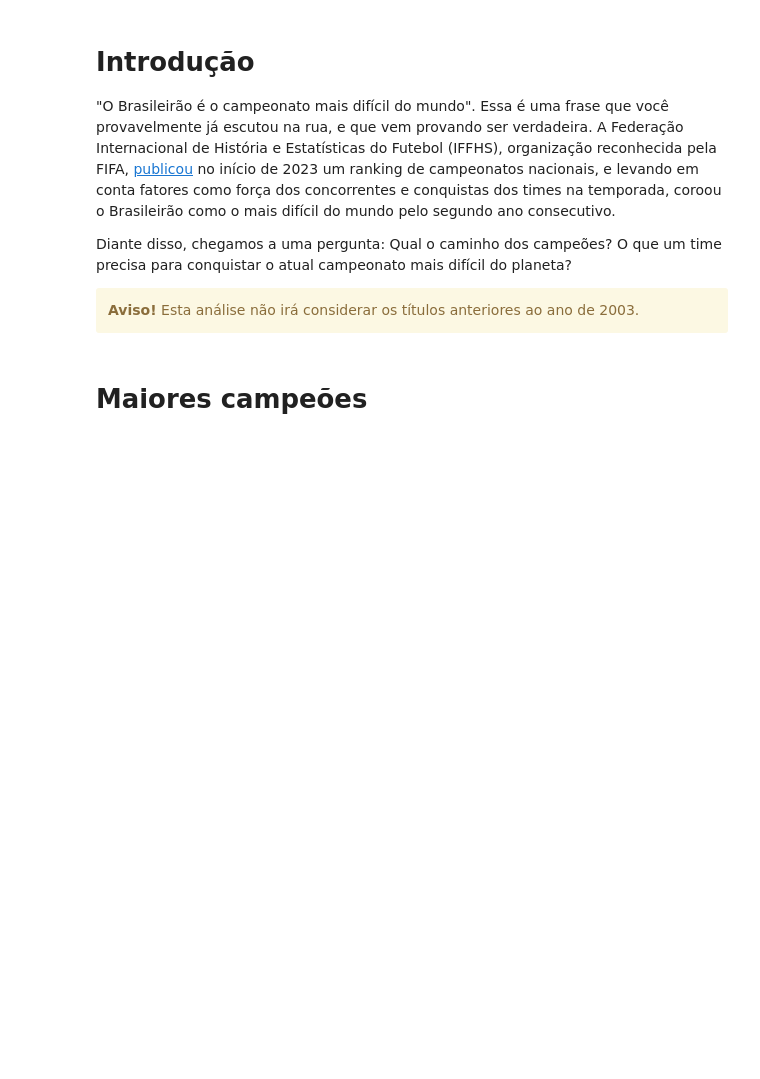
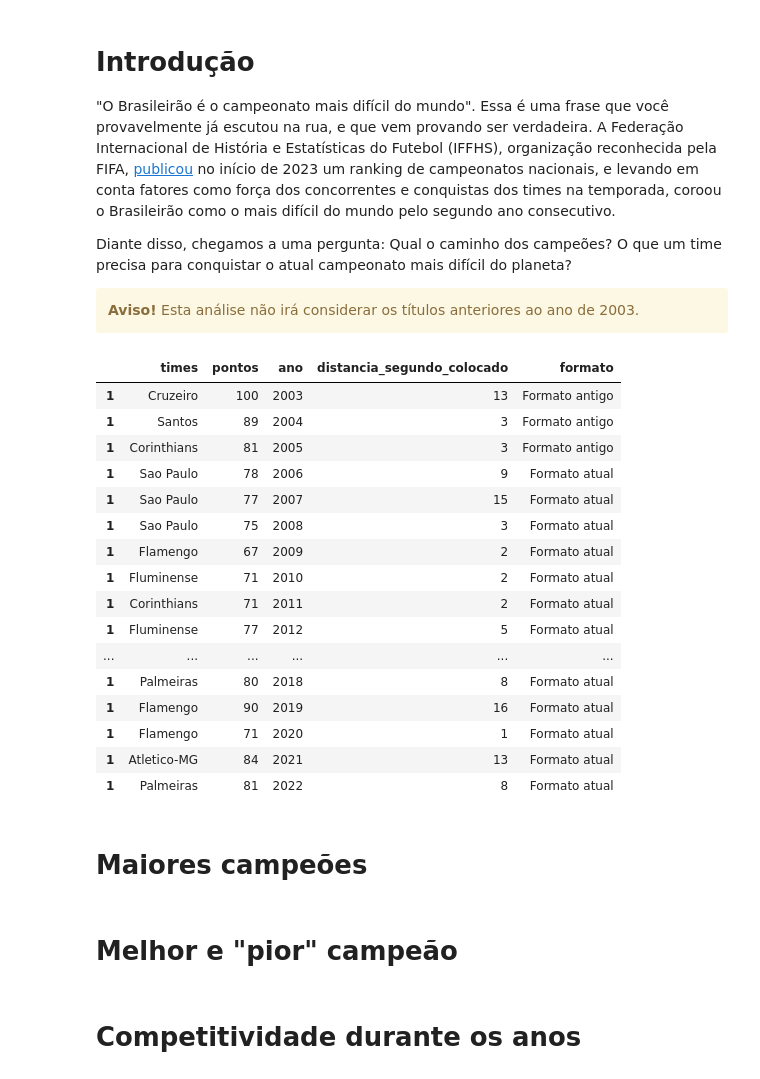
Before and after one commit to dnsrsdata/EDA_Futebol_Brasileiro, a Jupyter notebook: notebooks/EDA.ipynb, the cells around one changed output. Cells and saved outputs as stored; diff of their text form; code cells hidden in the pictures; blank space fills up the shorter version.

```diff
--- a/notebooks/EDA.ipynb
+++ b/notebooks/EDA.ipynb
@@ -317,12 +316,42 @@ for ano in anos_com_punicao:
 
     classificacao[ano] = calcular_distancia_segundo_colocado(classificacao[ano])
 
-# Com as tabelas prontas, basta unir todos os anos em uma lista só para então
+# Com as tabelas prontas, basta unir todos os anos em uma lista para então
 # buscar os campeões de cada ano
 
 anos = anos_sem_punicao + anos_com_punicao
 
 tabela_times_campeoes = buscar_campeoes(classificacao, sorted(anos))
+
+# E por último, irei criar uma função para rotular os anos com formatos de
+# competição diferentes, onde houve um número maior de times participantes do
+# que o formato atual, de 20 times
+
+func_inserir_formato = lambda ano: 'Formato antigo' if ano in [2003, 2004, 2005]\
+    else 'Formato atual'
+
+tabela_times_campeoes['formato'] = tabela_times_campeoes['ano']\
+    .apply(func_inserir_formato)
+# %%
+tabela_times_campeoes
+# %% [output]
+|  | times | pontos | ano | distancia_segundo_colocado | formato |
+| 1 | Cruzeiro | 100 | 2003 | 13 | Formato antigo |
+| 1 | Santos | 89 | 2004 | 3 | Formato antigo |
+| 1 | Corinthians | 81 | 2005 | 3 | Formato antigo |
+| 1 | Sao Paulo | 78 | 2006 | 9 | Formato atual |
+| 1 | Sao Paulo | 77 | 2007 | 15 | Formato atual |
+| 1 | Sao Paulo | 75 | 2008 | 3 | Formato atual |
+| 1 | Flamengo | 67 | 2009 | 2 | Formato atual |
+| 1 | Fluminense | 71 | 2010 | 2 | Formato atual |
+| 1 | Corinthians | 71 | 2011 | 2 | Formato atual |
+| 1 | Fluminense | 77 | 2012 | 5 | Formato atual |
+| ... | ... | ... | ... | ... | ... |
+| 1 | Palmeiras | 80 | 2018 | 8 | Formato atual |
+| 1 | Flamengo | 90 | 2019 | 16 | Formato atual |
+| 1 | Flamengo | 71 | 2020 | 1 | Formato atual |
+| 1 | Atletico-MG | 84 | 2021 | 13 | Formato atual |
+| 1 | Palmeiras | 81 | 2022 | 8 | Formato atual |
 # %% [markdown]
 <a id='maior-campeao'></a>
 # Maiores campeões
@@ -338,3 +367,6 @@ fig.update_layout(
 )
 
 fig.show()
+# %% [markdown]
+<a id='melhor-pior'></a>
+# Melhor e "pior" campeão
@@ -340,0 +424,3 @@ fig.show()
+# %% [markdown]
+<a id='ano-competitivo'></a>
+# Competitividade durante os anos
```
Also changed, not shown: parts of 3 cells of this notebook.
